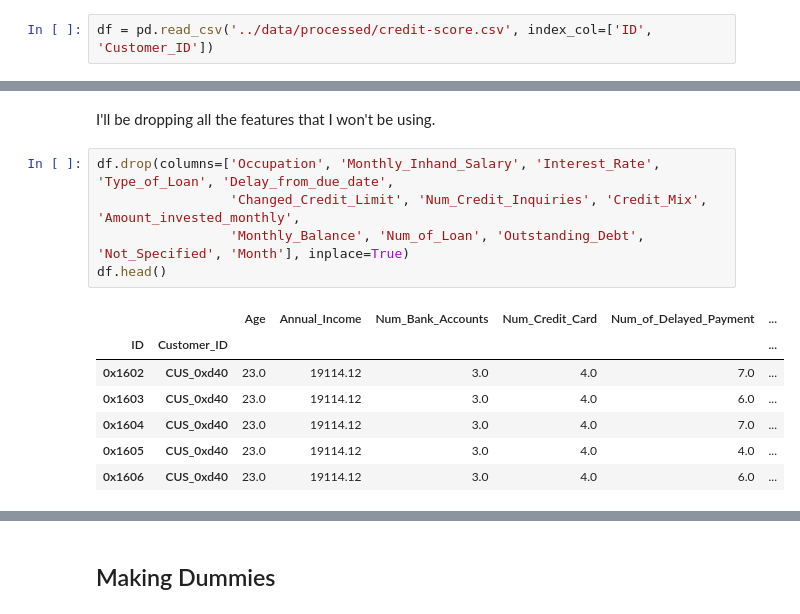
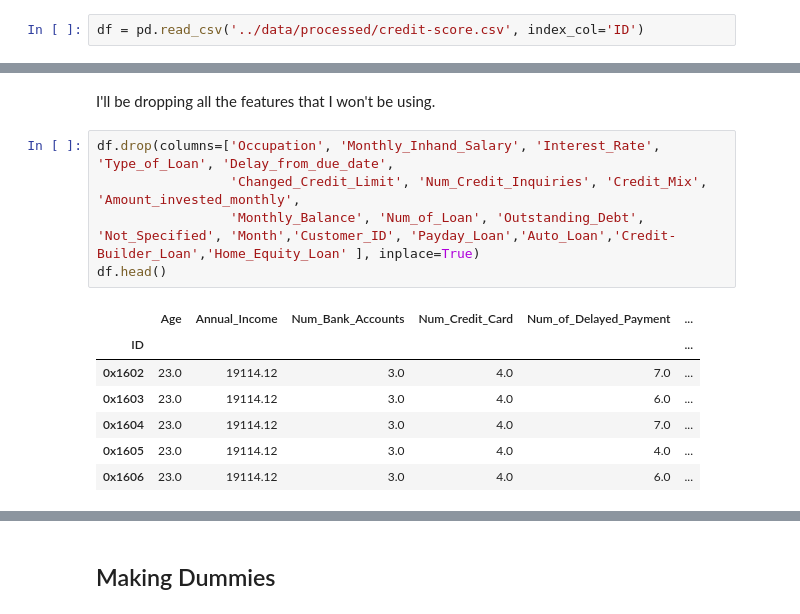
Before and after one commit to EsraKorkmazz/FINANCE-STREAMLIT-APP, a Jupyter notebook: notebooks/3-machine-learning.ipynb, the cells around one changed output, grey strips where cells are left out. Cells and saved outputs as stored; diff of their text form.

```diff
--- a/notebooks/3-machine-learning.ipynb
+++ b/notebooks/3-machine-learning.ipynb
@@ -6,7 +6,7 @@ import seaborn
 
 pd.set_option('display.max_columns', None)
 # %%
-df = pd.read_csv('../data/processed/credit-score.csv', index_col=['ID', 'Customer_ID'])
+df = pd.read_csv('../data/processed/credit-score.csv', index_col='ID')
 # %% [markdown]
 ## Feature Selection
 # %% [markdown]
@@ -14,13 +14,13 @@ I'll be dropping all the features that I won't be using.
 # %%
 df.drop(columns=['Occupation', 'Monthly_Inhand_Salary', 'Interest_Rate', 'Type_of_Loan', 'Delay_from_due_date',
                  'Changed_Credit_Limit', 'Num_Credit_Inquiries', 'Credit_Mix', 'Amount_invested_monthly',
-                 'Monthly_Balance', 'Num_of_Loan', 'Outstanding_Debt', 'Not_Specified', 'Month'], inplace=True)
+                 'Monthly_Balance', 'Num_of_Loan', 'Outstanding_Debt', 'Not_Specified', 'Month','Customer_ID', 'Payday_Loan','Auto_Loan','Credit-Builder_Loan','Home_Equity_Loan' ], inplace=True)
 df.head()
 # %% [output]
-|  |  | Age | Annual_Income | Num_Bank_Accounts | Num_Credit_Card | Num_of_Delayed_Payment | ... |
-| ID | Customer_ID |  |  |  |  |  | ... |
-| 0x1602 | CUS_0xd40 | 23.0 | 19114.12 | 3.0 | 4.0 | 7.0 | ... |
-| 0x1603 | CUS_0xd40 | 23.0 | 19114.12 | 3.0 | 4.0 | 6.0 | ... |
-| 0x1604 | CUS_0xd40 | 23.0 | 19114.12 | 3.0 | 4.0 | 7.0 | ... |
-| 0x1605 | CUS_0xd40 | 23.0 | 19114.12 | 3.0 | 4.0 | 4.0 | ... |
-| 0x1606 | CUS_0xd40 | 23.0 | 19114.12 | 3.0 | 4.0 | 6.0 | ... |
+|  | Age | Annual_Income | Num_Bank_Accounts | Num_Credit_Card | Num_of_Delayed_Payment | ... |
+| ID |  |  |  |  |  | ... |
+| 0x1602 | 23.0 | 19114.12 | 3.0 | 4.0 | 7.0 | ... |
+| 0x1603 | 23.0 | 19114.12 | 3.0 | 4.0 | 6.0 | ... |
+| 0x1604 | 23.0 | 19114.12 | 3.0 | 4.0 | 7.0 | ... |
+| 0x1605 | 23.0 | 19114.12 | 3.0 | 4.0 | 4.0 | ... |
+| 0x1606 | 23.0 | 19114.12 | 3.0 | 4.0 | 6.0 | ... |
```
Also changed, not shown: parts of 28 cells of this notebook, 12 other files.
